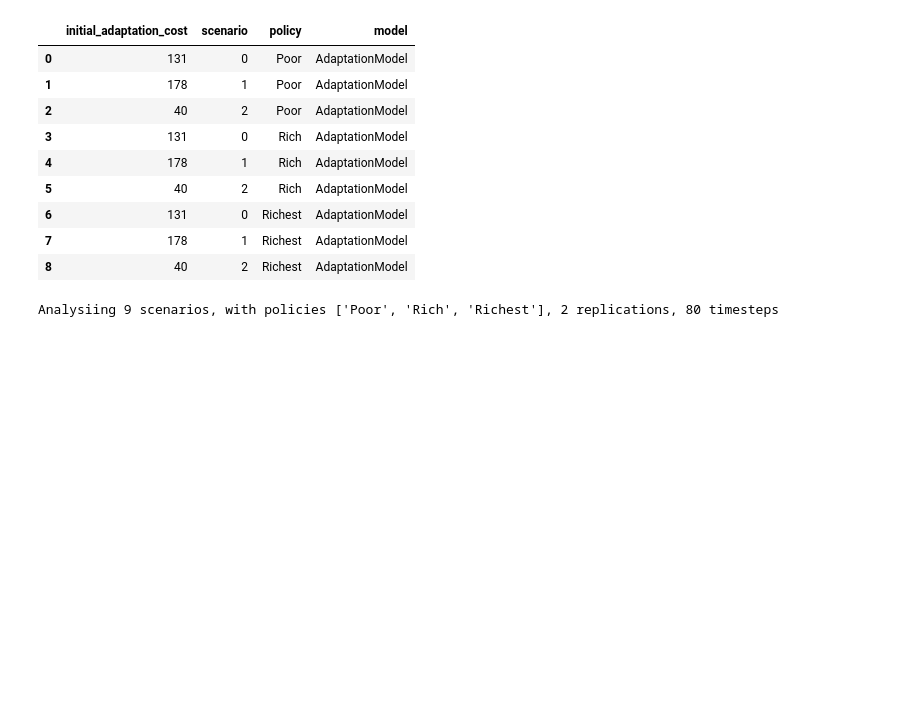
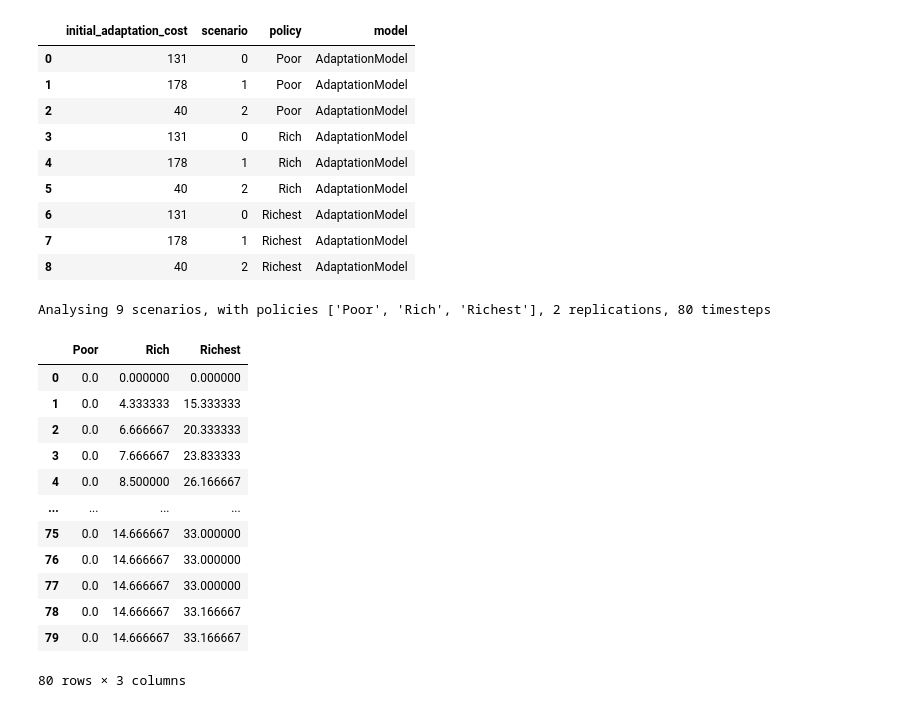
Before and after one commit to simon-van-hulle/abm-flood-adaptation, a Jupyter notebook: analysis/analyse.ipynb, the cells around one changed output. Saved outputs shown, nothing was run; the diff lists cells and outputs as text; code cells hidden in the pictures; blank space fills up the shorter version.

```diff
--- a/analysis/analyse.ipynb
+++ b/analysis/analyse.ipynb
@@ -27,13 +51,16 @@ experiments, data = results
 
 display(experiments)
 
+unique_policies = experiments["policy"].unique()
+
 n_scenarios = data["TotalAdapted"].shape[0]
 n_replications = data["TotalAdapted"].shape[1]
 n_timesteps = data["TotalAdapted"].shape[2]
+n_policies = len(unique_policies)
 
-unique_policies = experiments["policy"].unique()
+n_metrics = len(list(data.keys()))
 
-print(f"Analysiing {n_scenarios} scenarios, with policies {list(unique_policies)}, {n_replications} replications, {n_timesteps} timesteps")
+print(f"Analysing {n_scenarios} scenarios, with policies {list(unique_policies)}, {n_replications} replications, {n_timesteps} timesteps")
 # %% [output]
 |  | initial_adaptation_cost | scenario | policy | model |
 | 0 | 131 | 0 | Poor | AdaptationModel |
@@ -45,4 +72,25 @@ print(f"Analysiing {n_scenarios} scenarios, with policies {list(unique_policies)
 | 6 | 131 | 0 | Richest | AdaptationModel |
 | 7 | 178 | 1 | Richest | AdaptationModel |
 | 8 | 40 | 2 | Richest | AdaptationModel |
-Analysiing 9 scenarios, with policies ['Poor', 'Rich', 'Richest'], 2 replications, 80 timesteps
+Analysing 9 scenarios, with policies ['Poor', 'Rich', 'Richest'], 2 replications, 80 timesteps
+# %%
+avg_per_policy = {p: np.mean(data["TotalAdapted"][experiments["policy"] == p], axis=(0,1)) for p in unique_policies}
+
+df_avg_per_policy = pd.DataFrame(avg_per_policy)
+df_avg_per_policy
+
+# sns.lineplot(data=df_avg_per_policy,hue="region",)
+# %% [output]
+|  | Poor | Rich | Richest |
+| 0 | 0.0 | 0.000000 | 0.000000 |
+| 1 | 0.0 | 4.333333 | 15.333333 |
+| 2 | 0.0 | 6.666667 | 20.333333 |
+| 3 | 0.0 | 7.666667 | 23.833333 |
+| 4 | 0.0 | 8.500000 | 26.166667 |
+| ... | ... | ... | ... |
+| 75 | 0.0 | 14.666667 | 33.000000 |
+| 76 | 0.0 | 14.666667 | 33.000000 |
+| 77 | 0.0 | 14.666667 | 33.000000 |
+| 78 | 0.0 | 14.666667 | 33.166667 |
+| 79 | 0.0 | 14.666667 | 33.166667 |
+80 rows × 3 columns
```
Also changed, not shown: parts of 4 cells of this notebook.
